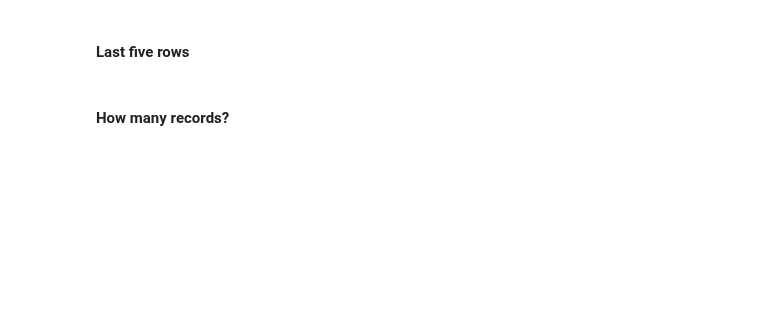
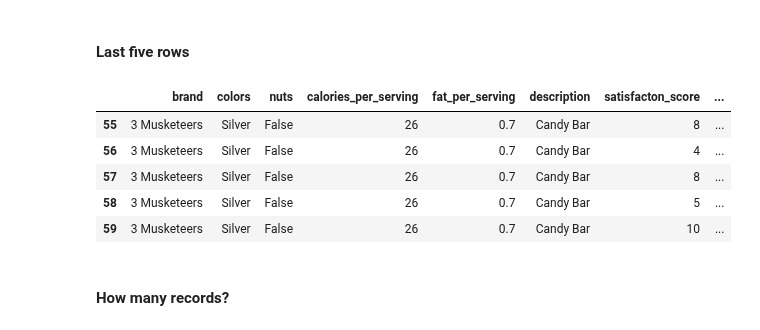
Before and after one commit to stiles/usc, a Jupyter notebook: students/shreyaag/notebooks/06_groupby_candy_demo.ipynb, the cells around one changed output. Drawn from its saved outputs; the diff is of its cells as text; code cells hidden in the pictures; blank space fills up the shorter version.

```diff
--- a/students/shreyaag/notebooks/06_groupby_candy_demo.ipynb
+++ b/students/shreyaag/notebooks/06_groupby_candy_demo.ipynb
@@ -19,4 +31,13 @@ jCp9d8llRsUNs8BB9hM6Ze4IZ25AC9fRe/pub?gid=0&single=true&output=csv"
 # %% [markdown]
 #### Last five rows
+# %%
+candy_df.tail()
+# %% [output]
+|  | brand | colors | nuts | calories_per_serving | fat_per_serving | description | satisfacton_score | ... |
+| 55 | 3 Musketeers | Silver | False | 26 | 0.7 | Candy Bar | 8 | ... |
+| 56 | 3 Musketeers | Silver | False | 26 | 0.7 | Candy Bar | 4 | ... |
+| 57 | 3 Musketeers | Silver | False | 26 | 0.7 | Candy Bar | 8 | ... |
+| 58 | 3 Musketeers | Silver | False | 26 | 0.7 | Candy Bar | 5 | ... |
+| 59 | 3 Musketeers | Silver | False | 26 | 0.7 | Candy Bar | 10 | ... |
 # %% [markdown]
 #### How many records?
```
Also changed, not shown: parts of 14 cells of this notebook.
